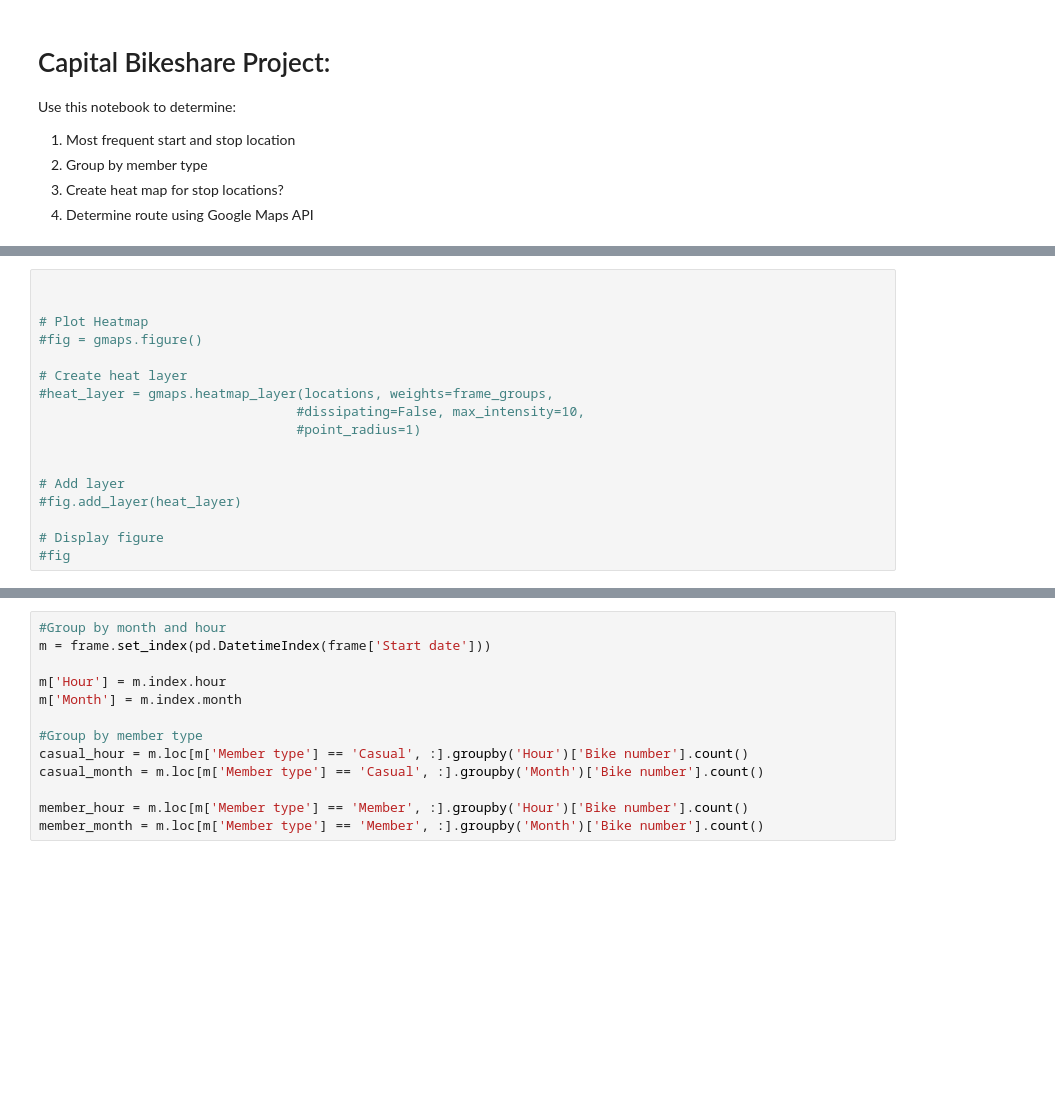
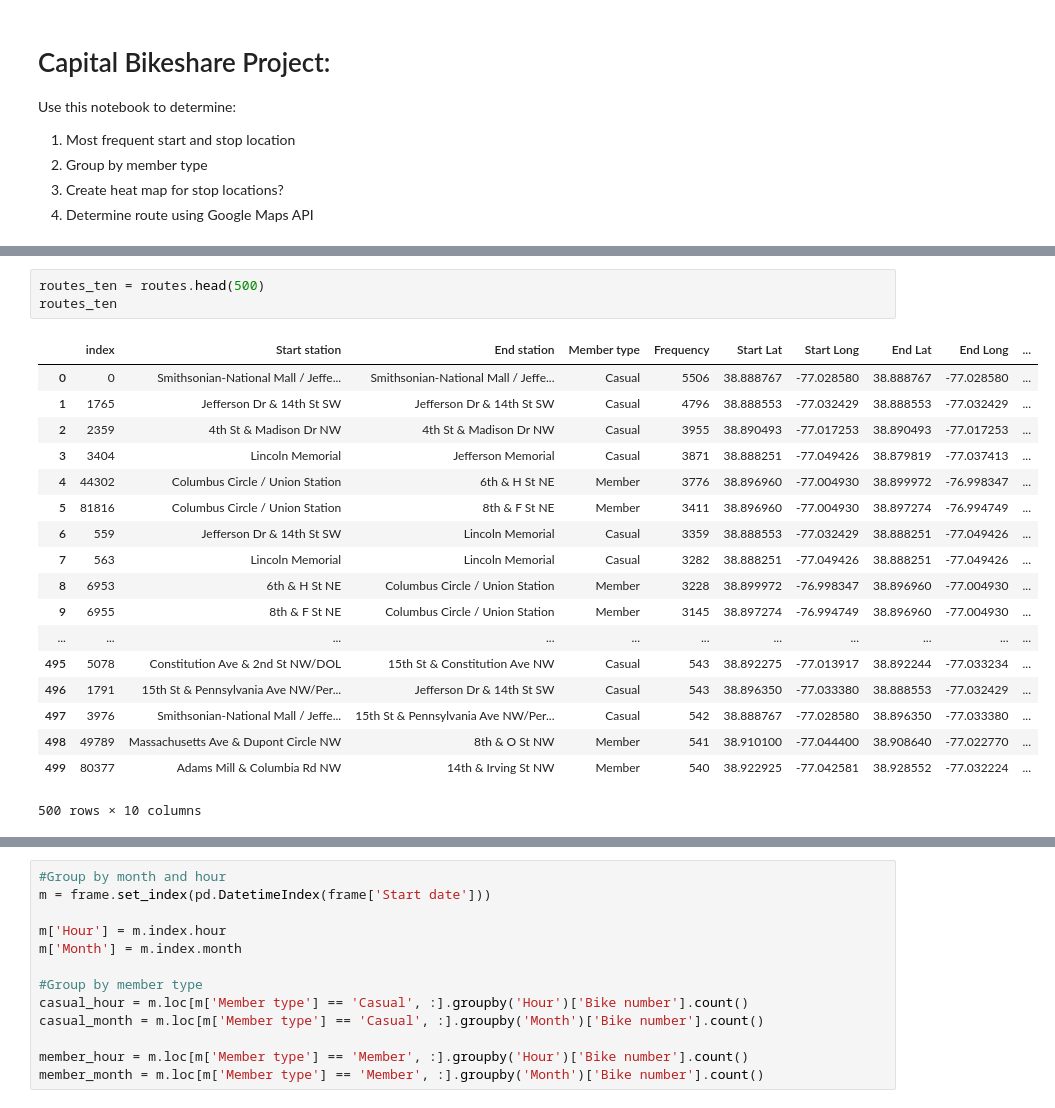
Before and after one commit to patjwolfe/capitalbikeshare, a Jupyter notebook: BikeshareCode_map.ipynb, the cells around one changed output, grey strips where cells are left out. Saved outputs shown, nothing was run; the diff lists cells and outputs as text; blank space fills up the shorter version.

```diff
--- a/BikeshareCode_map.ipynb
+++ b/BikeshareCode_map.ipynb
@@ -168,17 +105,22 @@ fig
-# %%
-
-
-# Plot Heatmap
-#fig = gmaps.figure()
-
-# Create heat layer
-#heat_layer = gmaps.heatmap_layer(locations, weights=frame_groups,
-                                 #dissipating=False, max_intensity=10,
-                                 #point_radius=1)
-
-
-# Add layer
-#fig.add_layer(heat_layer)
-
-# Display figure
-#fig
+# %%
+routes_ten = routes.head(500)
+routes_ten
+# %% [output]
+|  | index | Start station | End station | Member type | Frequency | Start Lat | Start Long | End Lat | End Long | ... |
+| 0 | 0 | Smithsonian-National Mall / Jeffe... | Smithsonian-National Mall / Jeffe... | Casual | 5506 | 38.888767 | -77.028580 | 38.888767 | -77.028580 | ... |
+| 1 | 1765 | Jefferson Dr & 14th St SW | Jefferson Dr & 14th St SW | Casual | 4796 | 38.888553 | -77.032429 | 38.888553 | -77.032429 | ... |
+| 2 | 2359 | 4th St & Madison Dr NW | 4th St & Madison Dr NW | Casual | 3955 | 38.890493 | -77.017253 | 38.890493 | -77.017253 | ... |
+| 3 | 3404 | Lincoln Memorial | Jefferson Memorial | Casual | 3871 | 38.888251 | -77.049426 | 38.879819 | -77.037413 | ... |
+| 4 | 44302 | Columbus Circle / Union Station | 6th & H St NE | Member | 3776 | 38.896960 | -77.004930 | 38.899972 | -76.998347 | ... |
+| 5 | 81816 | Columbus Circle / Union Station | 8th & F St NE | Member | 3411 | 38.896960 | -77.004930 | 38.897274 | -76.994749 | ... |
+| 6 | 559 | Jefferson Dr & 14th St SW | Lincoln Memorial | Casual | 3359 | 38.888553 | -77.032429 | 38.888251 | -77.049426 | ... |
+| 7 | 563 | Lincoln Memorial | Lincoln Memorial | Casual | 3282 | 38.888251 | -77.049426 | 38.888251 | -77.049426 | ... |
+| 8 | 6953 | 6th & H St NE | Columbus Circle / Union Station | Member | 3228 | 38.899972 | -76.998347 | 38.896960 | -77.004930 | ... |
+| 9 | 6955 | 8th & F St NE | Columbus Circle / Union Station | Member | 3145 | 38.897274 | -76.994749 | 38.896960 | -77.004930 | ... |
+| ... | ... | ... | ... | ... | ... | ... | ... | ... | ... | ... |
+| 495 | 5078 | Constitution Ave & 2nd St NW/DOL | 15th St & Constitution Ave NW | Casual | 543 | 38.892275 | -77.013917 | 38.892244 | -77.033234 | ... |
+| 496 | 1791 | 15th St & Pennsylvania Ave NW/Per... | Jefferson Dr & 14th St SW | Casual | 543 | 38.896350 | -77.033380 | 38.888553 | -77.032429 | ... |
+| 497 | 3976 | Smithsonian-National Mall / Jeffe... | 15th St & Pennsylvania Ave NW/Per... | Casual | 542 | 38.888767 | -77.028580 | 38.896350 | -77.033380 | ... |
+| 498 | 49789 | Massachusetts Ave & Dupont Circle NW | 8th & O St NW | Member | 541 | 38.910100 | -77.044400 | 38.908640 | -77.022770 | ... |
+| 499 | 80377 | Adams Mill & Columbia Rd NW | 14th & Irving St NW | Member | 540 | 38.922925 | -77.042581 | 38.928552 | -77.032224 | ... |
+500 rows × 10 columns
```
Also changed, not shown: parts of 14 cells of this notebook.
